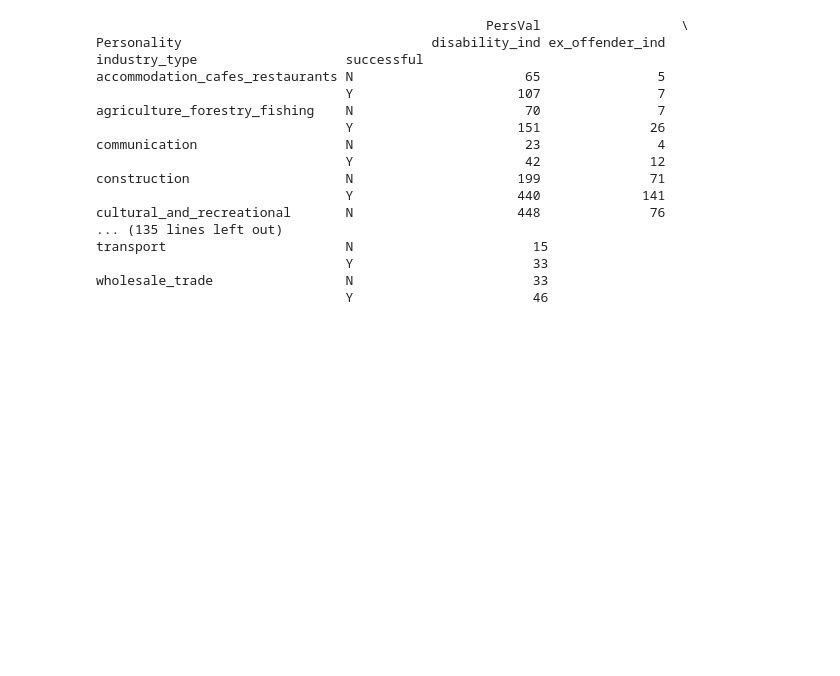
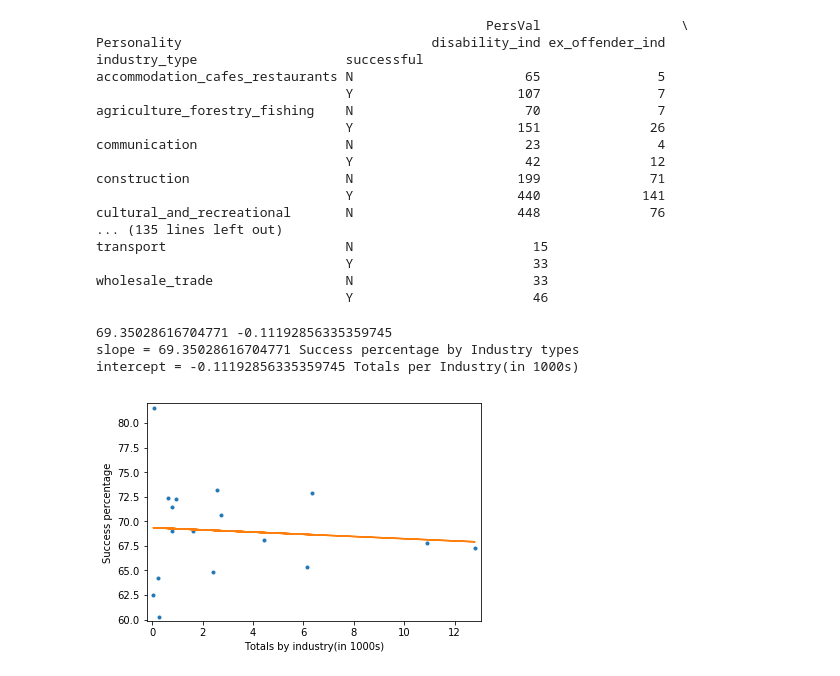
Before and after one commit to vsrajesh1/Capstone_Project_1, a Jupyter notebook: Capstone1_DataWrangling.ipynb, the cells around one changed output. Cells and saved outputs as stored; diff of their text form; code cells hidden in the pictures; blank space fills up the shorter version.

```diff
--- a/Capstone1_DataWrangling.ipynb
+++ b/Capstone1_DataWrangling.ipynb
@@ -1,4 +1,5 @@
 # %%
+####################### DATA WRANGLING AND FEATURE ANALYSIS #####################################
 import numpy as np
 import pandas as pd
 import json
@@ -8,8 +9,8 @@ import seaborn as sns
 import matplotlib.pyplot as plt
 
 #Understanding the data
-dictionary = pd.read_excel("Desktop/Data Scientist/Capstone1/Data/neis-data-dictionary_terms.xlsx")
-main       = pd.read_excel("Desktop/Data Scientist/Capstone1/Data/neisdatagovhack_Main.xlsx")
+dictionary = pd.read_excel('Data/neis-data-dictionary_terms.xlsx')
+main       = pd.read_excel("Data/neisdatagovhack_Main.xlsx")
 dict_df = pd.DataFrame.from_dict(dictionary, orient='columns', dtype=None)
 main_df = pd.DataFrame.from_dict(main, orient='columns', dtype=None)
 print(dict_df)
@@ -33,10 +34,3 @@ print(main_df.describe())
 50%          4.000000
 75%          5.000000
 max          5.000000
-# %%
-dict_df.columns = ['var_name','var_descr','var_coding','var_categ','notes']
-#Data Cleaning
-dict_df = dict_df.replace(np.nan, 0, regex=True)
-main_df = main_df.replace(np.nan, 0, regex=True)
-print(dict_df)
-print(main_df.head(20))
@@ -168,3 +164,55 @@ transport                       N                       15
                                 Y                       33
 wholesale_trade                 N                       33
                                 Y                       46
+# %%
+########################################################################################################
+# Conduct a linear regression analysis to check how the success rate varies among different industries.
+# Industry_type appears to be a strong feature??
+########################################################################################################
+# Perform a linear regression
+import numpy.polynomial.polynomial as poly
+
+def convert_success(x):
+    if "Y" in x:
+        return 1
+    elif "N" in x:
+        return 1
+    else: return 0
+
+main_df["success_indicator"] = main_df["successful"].apply(convert_success)
+industry_df = main_df.groupby(['industry_type','successful'], as_index=False).agg({"success_indicator": "sum"})
+
+
+# Find the Success percentage of each industry
+industry_y_df = industry_df[industry_df['successful'] == 'Y']
+industry_n_df = industry_df[industry_df['successful'] == 'N']
+industry_y_df.columns = ['industry_type','successful_y','success_count_y']
+industry_n_df.columns = ['industry_type','successful_n','success_count_n']
+
+ind_result = pd.merge(industry_y_df, industry_n_df, on='industry_type')
+ind_result['total'] = ind_result.success_count_n + ind_result.success_count_y
+ind_result['success_percent'] = (( ind_result.success_count_y / ind_result.total ) * 100)
+
+y_percent = np.array(ind_result.success_percent)
+x_total    = (np.array(ind_result.total / 1000))
+
+# Plot the Success percentage per industry by total.
+_ = plt.plot(x_total, y_percent, marker='.', linestyle='none')
+plt.margins(0.02)
+_ = plt.xlabel('Totals by industry(in 1000s)')
+_ = plt.ylabel('Success percentage')
+
+a,b = coefs = poly.polyfit(x_total, y_percent, 1)
+ffit = poly.polyval(x_total, coefs)
+plt.plot(x_total, ffit)
+print(coefs[0],coefs[1])
+
+# Print the results to the screen
+print('slope =', a, 'Success percentage by Industry types')
+print('intercept =', b, 'Totals per Industry(in 1000s)')
+plt.show()
+# %% [output]
+69.35028616704771 -0.11192856335359745
+slope = 69.35028616704771 Success percentage by Industry types
+intercept = -0.11192856335359745 Totals per Industry(in 1000s)
+[figure, added]
```
Also changed, not shown: parts of 12 cells of this notebook.
